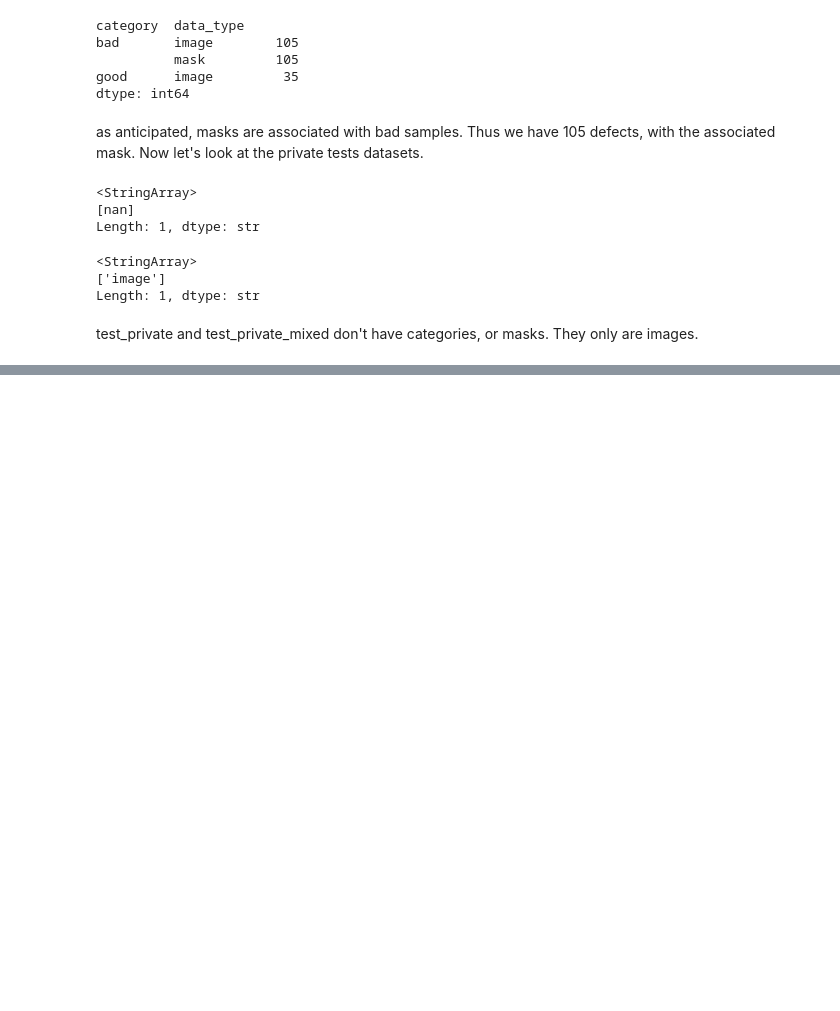
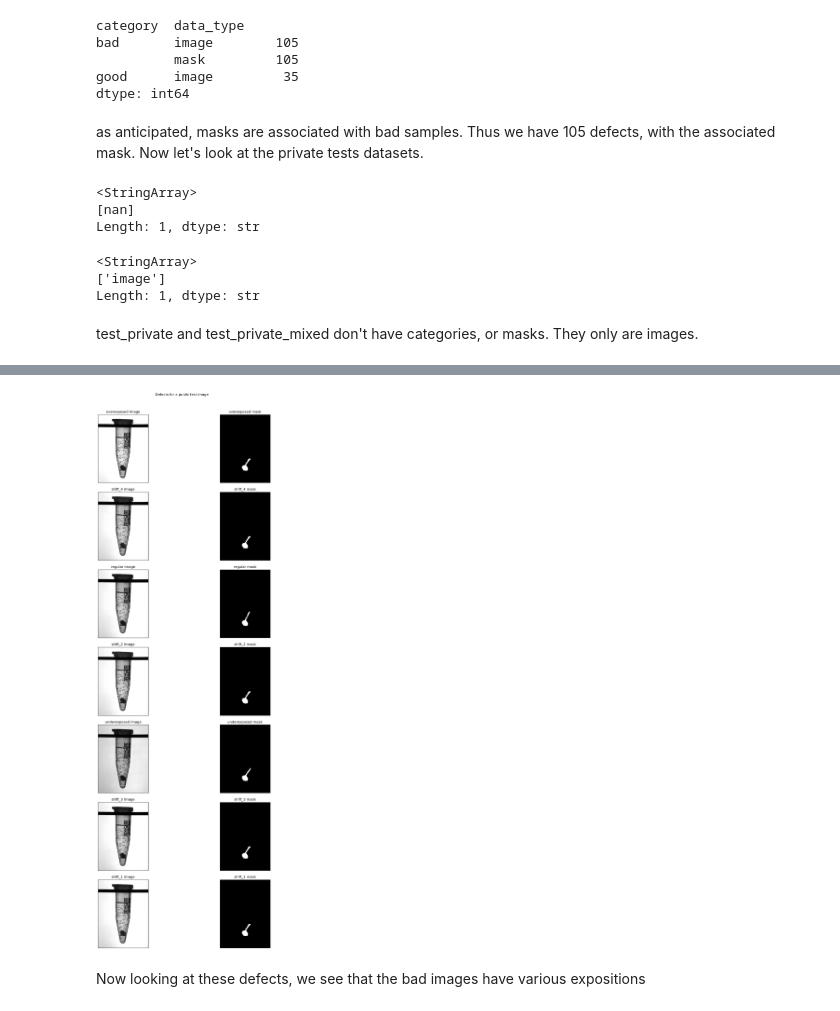
Before and after one commit to aaccelio/manuf-anom-detector, a Jupyter notebook: notebooks/02_eda.ipynb, the cells around one changed output, grey strips where cells are left out. Drawn from its saved outputs; the diff is of its cells as text; code cells hidden in the pictures; blank space fills up the shorter version.

Commit message:
Checked that defects have corresponding masks in the bad public dataset, and looked into some defects for a specific image.

```diff
--- a/notebooks/02_eda.ipynb
+++ b/notebooks/02_eda.ipynb
@@ -141,0 +164,4 @@ However, from the name of the sets, I can infer that test_private only has one t
+# %%
+public_bad_images_mask = (df['category'] =='bad') & (df['data_type']=='image')
+public_bad_images = df[public_bad_images_mask]
+public_bad_images['split'].unique(),public_bad_images['filename'].unique(),public_bad_images.axes
@@ -141,0 +184,4 @@ However, from the name of the sets, I can infer that test_private only has one t
+# %%
+public_bad_masks_mask = (df['category'] =='bad') & (df['data_type']=='mask')
+public_bad_mask = df[public_bad_masks_mask]
+public_bad_mask['split'].unique(),public_bad_mask['filename'].unique(), public_bad_mask.axes
@@ -141,0 +230,33 @@ However, from the name of the sets, I can infer that test_private only has one t
+# %%
+img_0 = public_bad_images[public_bad_images['filename'] == '000']
+mask_0 = public_bad_mask[public_bad_mask['filename']=='000']
+
+unique_defects = public_bad_images['defect'].unique()
+fig,axes = plt.subplots(nrows=7, ncols=2,figsize=(12, 28), dpi=120)
+plt.tight_layout(rect=[0, 0, 1, 0.95])
+
+fig.suptitle('Defects for a public test image')
+
+
+for i, defect in enumerate(public_bad_images['defect'].unique()):
+    img_defect_path = img_0[img_0['defect']==defect]['path'].iloc[0]
+    mask_defect_path = mask_0[mask_0['defect']==defect]['path'].iloc[0]
+
+    img_defect = cv.imread(img_defect_path)
+    img_defect = cv.cvtColor(img_defect, cv.COLOR_BGR2RGB)
+    mask_defect = cv.imread(mask_defect_path)
+    mask_defect = cv.cvtColor(mask_defect, cv.COLOR_BGR2RGB)
+
+    axes[i,0].imshow(img_defect)
+    axes[i,0].set_title(f'{defect} image')
+    axes[i,0].get_xaxis().set_visible(False)
+    axes[i,0].get_yaxis().set_visible(False)
+
+    axes[i,1].imshow(mask_defect, cmap='gray')
+    axes[i,1].set_title(f'{defect} mask')
+    axes[i,1].get_xaxis().set_visible(False)
+    axes[i,1].get_yaxis().set_visible(False)
+# %% [output]
+[figure, added]
+# %% [markdown]
+Now looking at these defects, we see that the bad images have various expositions
```
Also changed, not shown: parts of 9 cells of this notebook.
